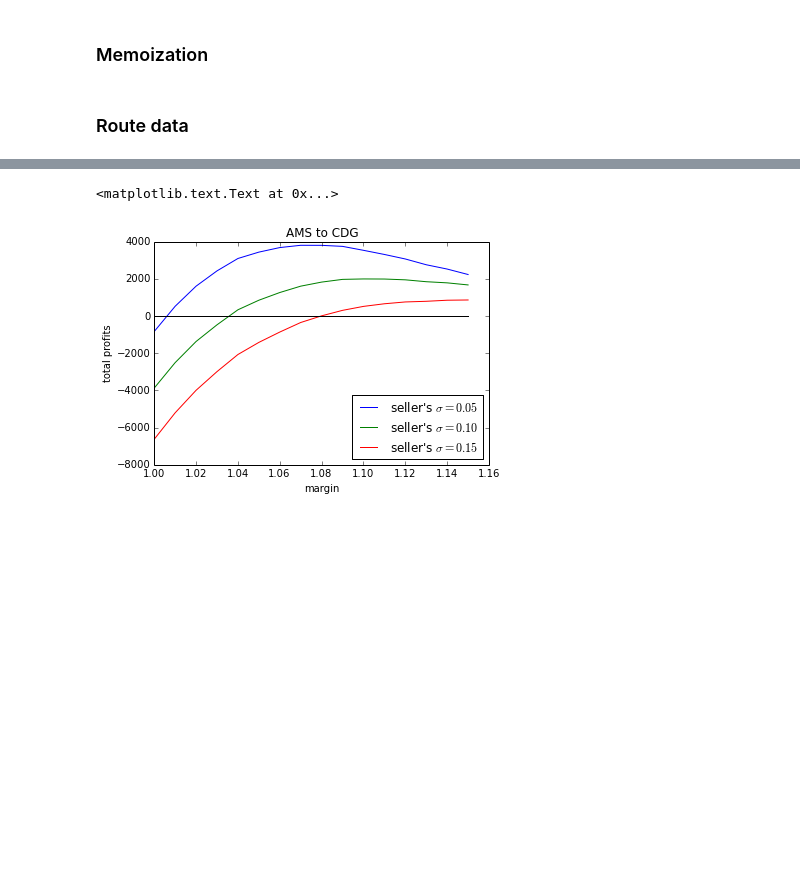
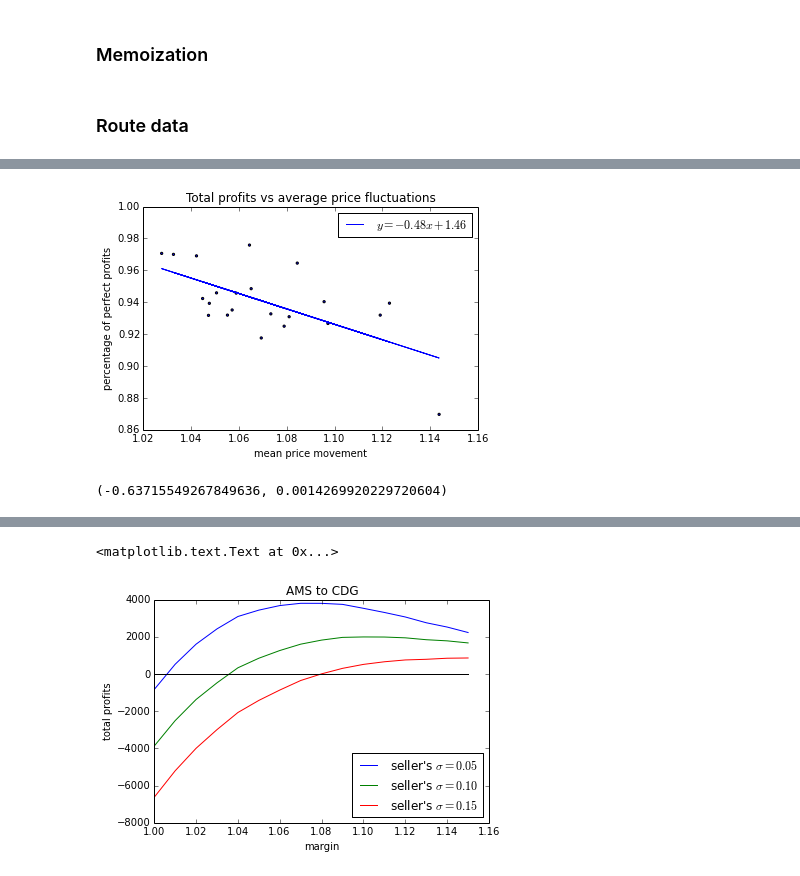
Before and after one commit to vankempen/Thesis, a Jupyter notebook: Simulation/Final simulation.ipynb, the cells around one changed output, grey strips where cells are left out. Saved outputs shown, nothing was run; the diff lists cells and outputs as text; code cells hidden in the pictures; blank space fills up the shorter version.

```diff
--- a/Simulation/Final simulation.ipynb
+++ b/Simulation/Final simulation.ipynb
@@ -257,0 +292,14 @@ for m in margins:
+# %%
+scatter(a, np.array(strong05_revs)/np.array(perfect_revs), marker='.')
+plot(a, m*a+c, label=r'$y = %.2f x + %.2f$' %(m, c) )
+title('Total profits vs average price fluctuations')
+ylabel('percentage of perfect profits')
+xlabel('mean price movement')
+legend()
+savefig('/home/patrick/profitsVSpricefluctuations_strong_05s-20c', dpi=200)
+# %% [output]
+[figure, added]
+# %%
+stats.pearsonr(a, np.array(strong05_revs)/np.array(perfect_revs))
+# %% [output]
+(-0.63715549267849636, 0.0014269920229720604)
```
Also changed, not shown: parts of 15 cells of this notebook, 6 other files.
